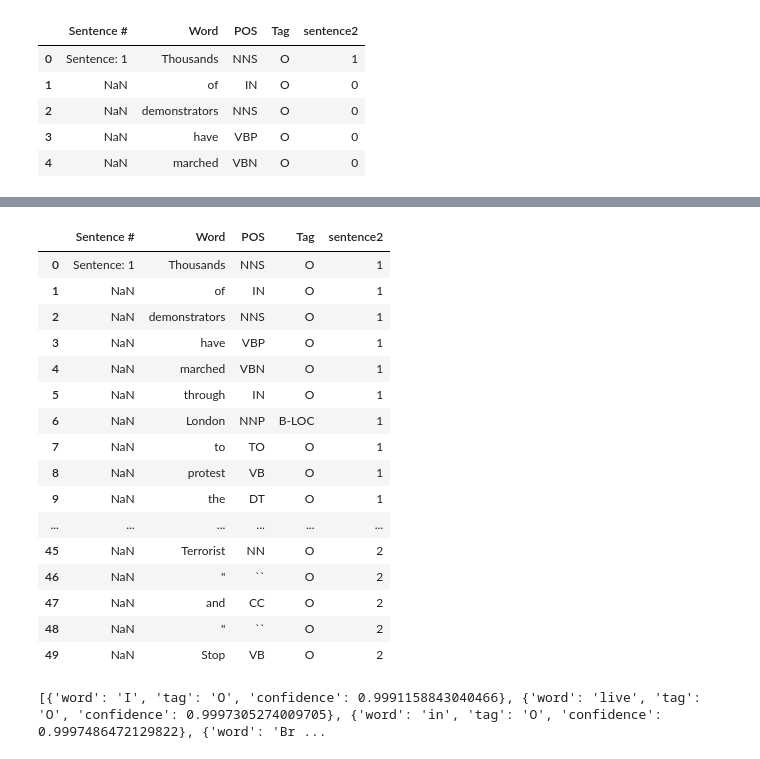
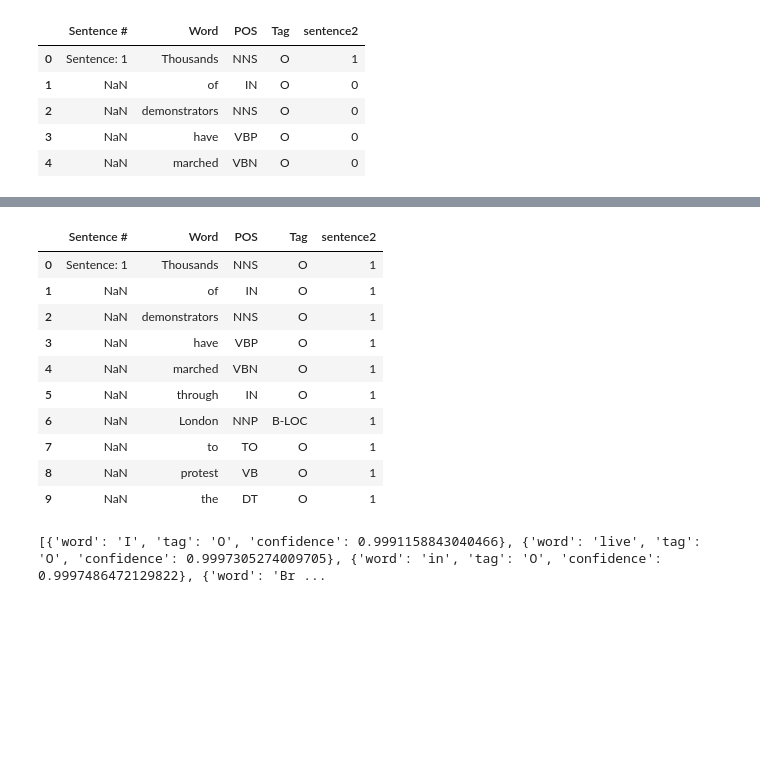
Before and after one commit to gabrielosluz/projetofinal, a Jupyter notebook: Teste_modelo_BERT.ipynb, the cells around one changed output, grey strips where cells are left out. Cells and saved outputs as stored; diff of their text form; code cells hidden in the pictures; blank space fills up the shorter version.

```diff
--- a/Teste_modelo_BERT.ipynb
+++ b/Teste_modelo_BERT.ipynb
@@ -96,25 +85,19 @@ de_para = {
 # %%
 df['Tag'] = df['Tag'].replace(de_para)
 # %%
-df.head(50)
+df.head(10)
 # %% [output]
 |  | Sentence # | Word | POS | Tag | sentence2 |
 | 0 | Sentence: 1 | Thousands | NNS | O | 1 |
 | 1 | NaN | of | IN | O | 1 |
 | 2 | NaN | demonstrators | NNS | O | 1 |
 | 3 | NaN | have | VBP | O | 1 |
 | 4 | NaN | marched | VBN | O | 1 |
 | 5 | NaN | through | IN | O | 1 |
 | 6 | NaN | London | NNP | B-LOC | 1 |
 | 7 | NaN | to | TO | O | 1 |
 | 8 | NaN | protest | VB | O | 1 |
 | 9 | NaN | the | DT | O | 1 |
-| ... | ... | ... | ... | ... | ... |
-| 45 | NaN | Terrorist | NN | O | 2 |
-| 46 | NaN | " | `` | O | 2 |
-| 47 | NaN | and | CC | O | 2 |
-| 48 | NaN | " | `` | O | 2 |
-| 49 | NaN | Stop | VB | O | 2 |
 # %%
 model = Ner("out_base/")
 # %%
```
Also changed, not shown: parts of 10 cells of this notebook, 4 other files.
